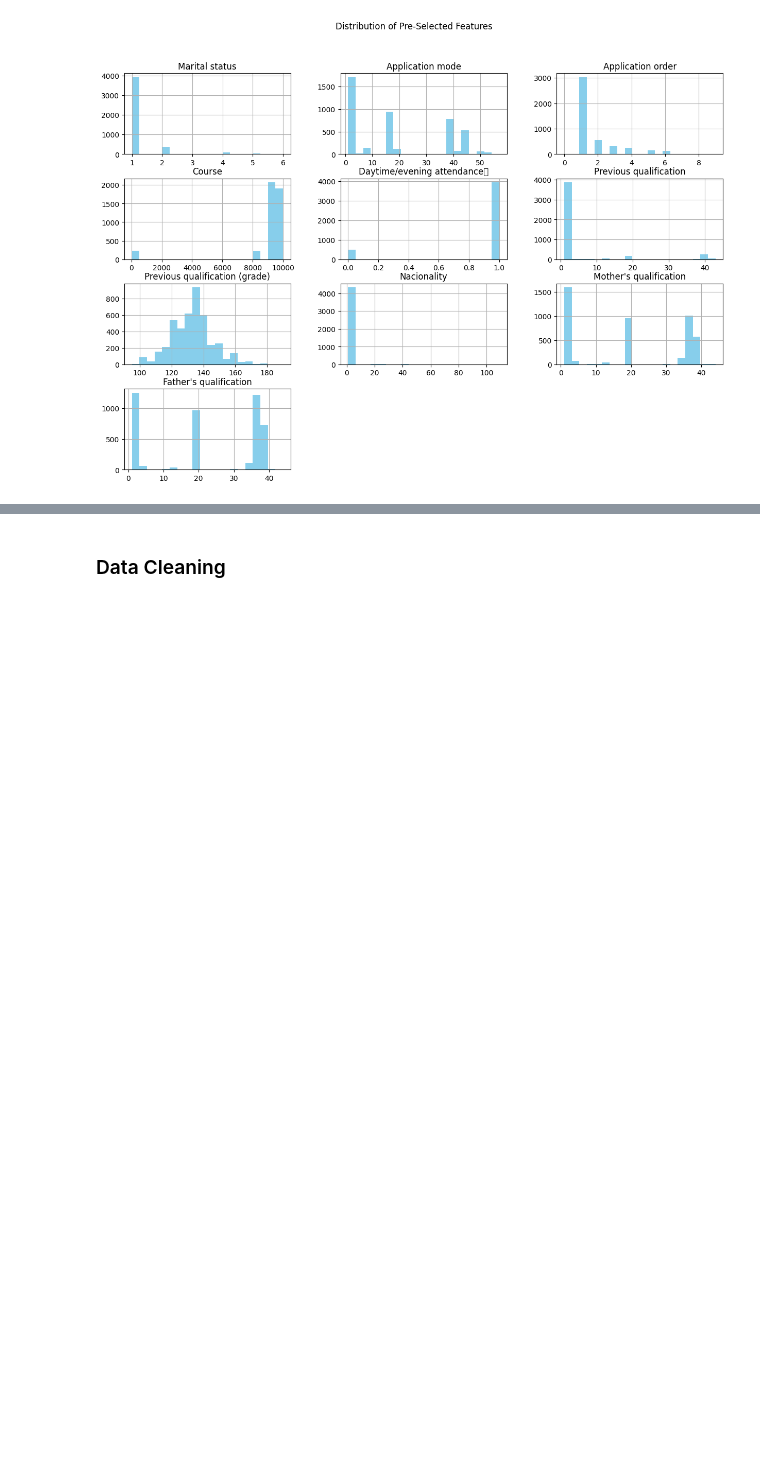
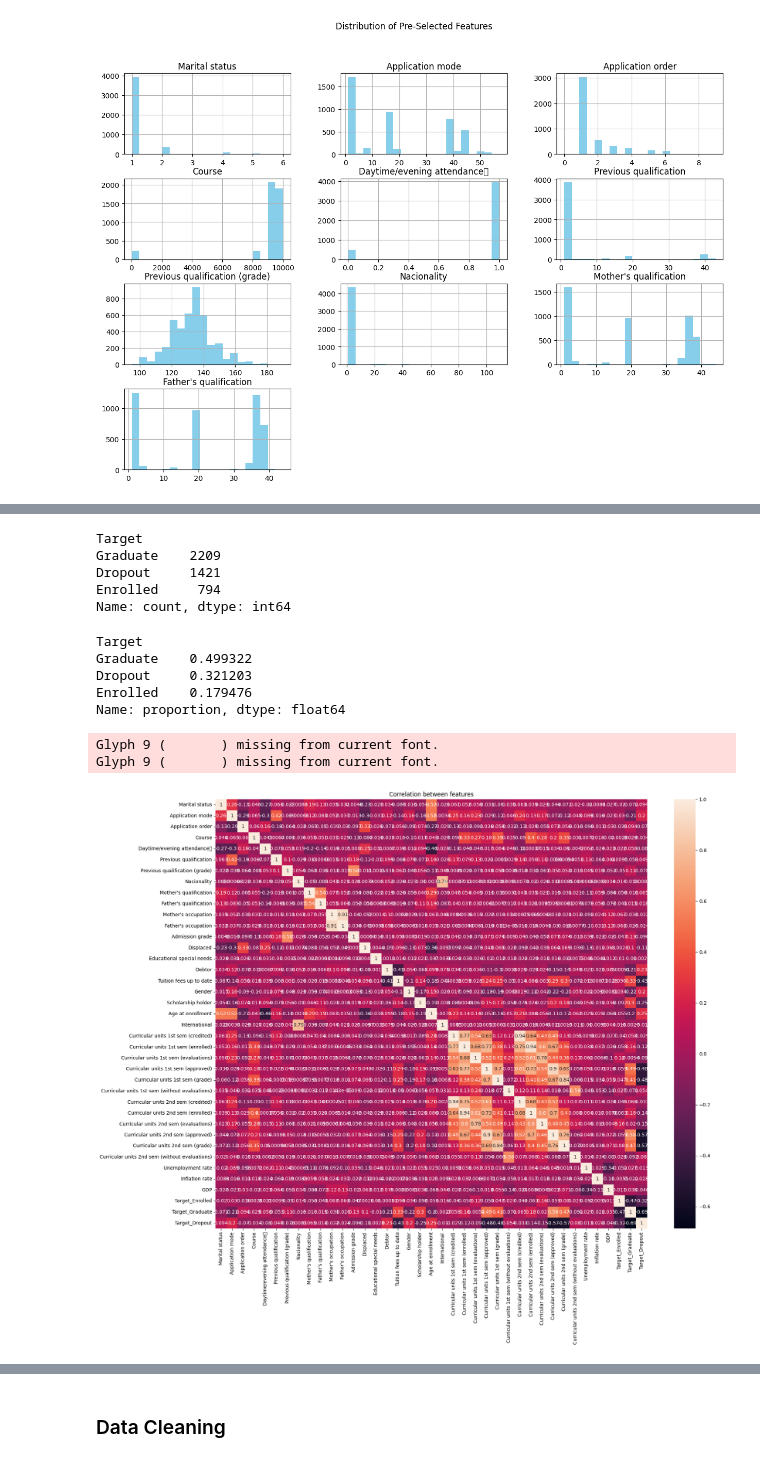
Before and after one commit to Feinst69/ANN-playground, a Jupyter notebook: feature_selection.ipynb, the cells around one changed output, grey strips where cells are left out. Saved outputs shown, nothing was run; the diff lists cells and outputs as text; code cells hidden in the pictures; blank space fills up the shorter version.

```diff
--- a/feature_selection.ipynb
+++ b/feature_selection.ipynb
@@ -349,16 +374,3 @@ plt.show()
 # %% [output]
 Glyph 9 (       ) missing from current font.
 [figure]
-# %%
-print(df.columns)
-
-# Filter out rows where either 'Curricular units 1st sem (grade)' or 'Curricular units 2nd sem (grade)' is equal to 0
-df = df[(df['Curricular units 1st sem (grade)'] != 0) & (df['Curricular units 2nd sem (grade)'] != 0)]
-
-# Calculate the yearly average grade
-df["yearly_average_grades"] = df[['Curricular units 1st sem (grade)', 'Curricular units 2nd sem (grade)']].mean(axis=1)
-
-df.drop(columns=['Curricular units 1st sem (grade)', 'Curricular units 2nd sem (grade)'], inplace=True)
-
-# Print the mean of the yearly average grade
-print(df["yearly_average_grades"].mean())
@@ -460,0 +390,16 @@ Name: yearly_average_grades, dtype: float64
+# %%
+df.Target.value_counts()
+# %% [output]
+Target
+Graduate    2209
+Dropout     1421
+Enrolled     794
+Name: count, dtype: int64
+# %%
+df.Target.value_counts(normalize=True)
+# %% [output]
+Target
+Graduate    0.499322
+Dropout     0.321203
+Enrolled    0.179476
+Name: proportion, dtype: float64
@@ -460,0 +435,25 @@ Name: yearly_average_grades, dtype: float64
+# %%
+numeric_df = pd.get_dummies(df, drop_first=True)
+numeric_df["Target_Dropout"] = np.where((numeric_df["Target_Enrolled"] == False) & (numeric_df["Target_Graduate"] == False), 1, 0)
+numeric_df["Target_Graduate"] = np.where(numeric_df["Target_Graduate"] == True, 1, 0)
+numeric_df["Target_Enrolled"] = np.where(numeric_df["Target_Enrolled"] == True, 1, 0)
+# %%
+X = df.drop("Target", axis=1)
+y = df["Target"]
+y = y.apply(lambda x: 0 if x == "Dropout" else 2 if x == "Graduated" else 1)
+
+# Convert categorical columns to numeric using Label Encoding or One-Hot Encoding
+X_encoded = pd.get_dummies(X, drop_first=True)
+
+# Select only the numeric columns
+# numeric_df = df.select_dtypes(include=['number'])
+
+# Compute the correlation matrix
+plt.figure(figsize=(20, 16))
+corr_matrix = sns.heatmap(numeric_df.corr(), annot=True) # , cmap='Paired'
+plt.title('Correlation between features')
+plt.show()
+# %% [output]
+Glyph 9 (       ) missing from current font.
+Glyph 9 (       ) missing from current font.
+[figure, added]
```
Also changed, not shown: parts of 129 cells of this notebook.
